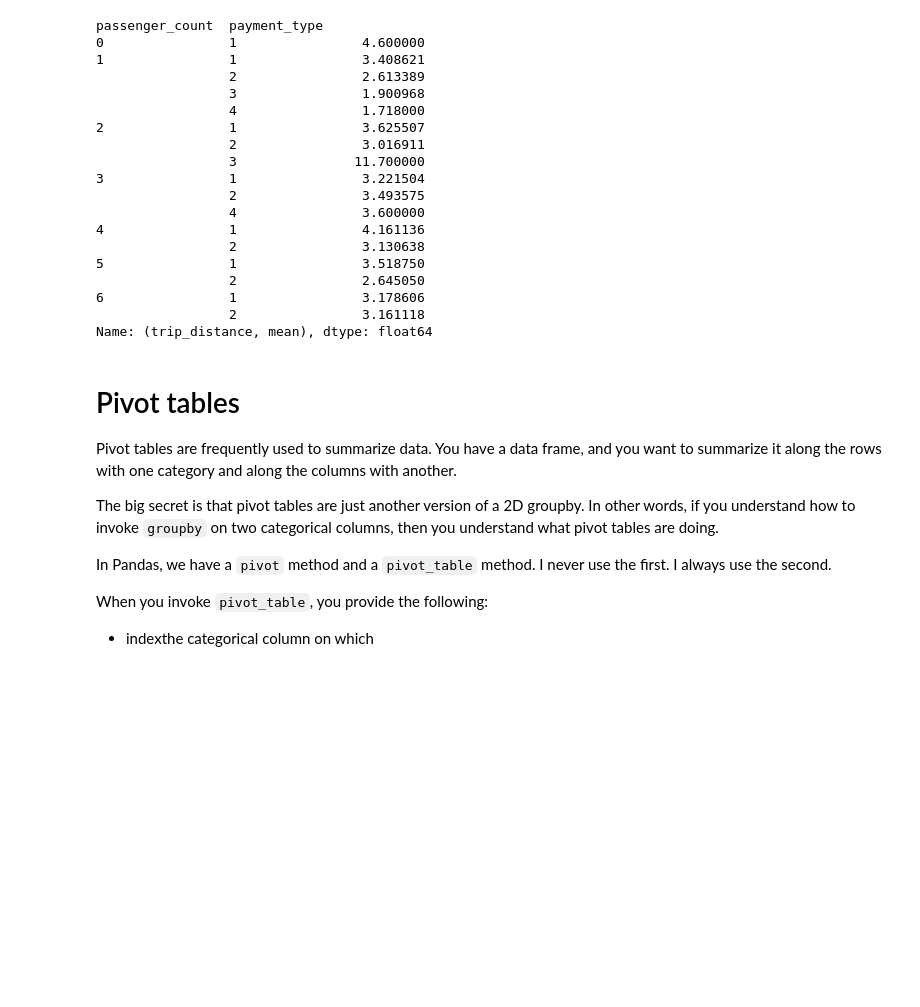
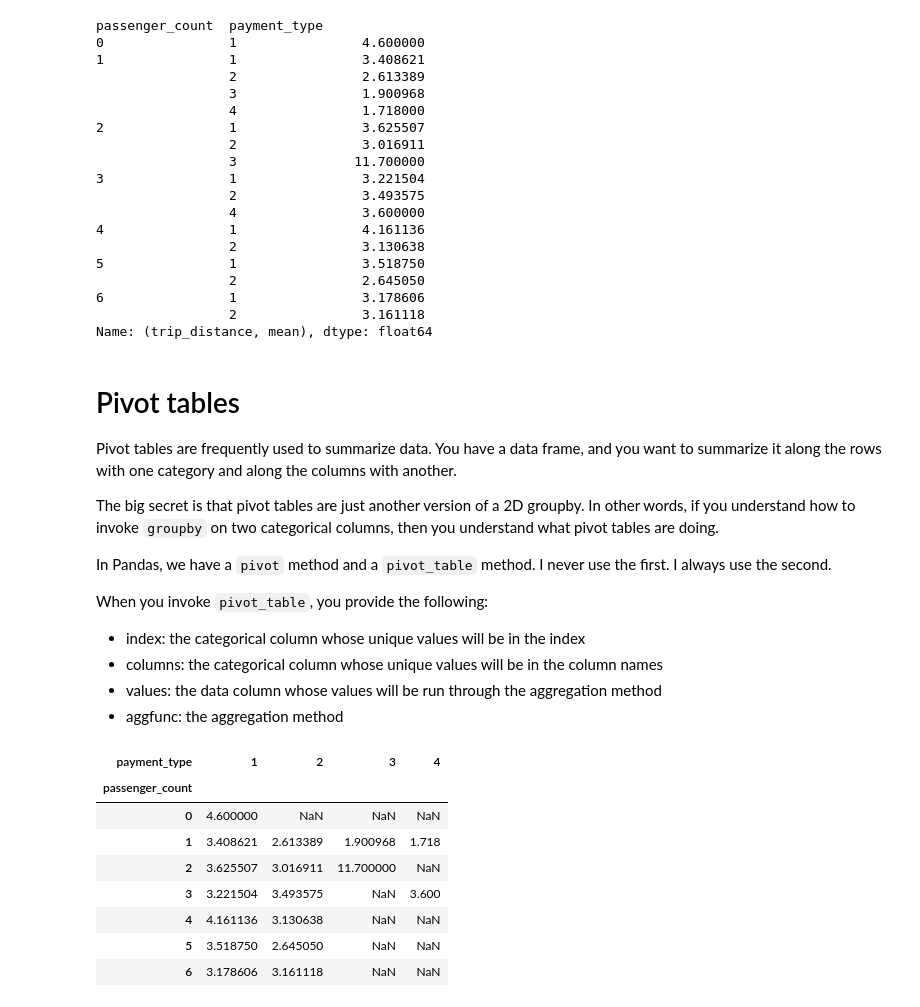
Before and after one commit to reuven/OReilly-2025-11November-data, a Jupyter notebook: OReilly - 2025-11November-20.ipynb, the cells around one changed output. Cells and saved outputs as stored; diff of their text form; code cells hidden in the pictures; blank space fills up the shorter version.

```diff
--- a/OReilly - 2025-11November-20.ipynb
+++ b/OReilly - 2025-11November-20.ipynb
@@ -916,4 +916,22 @@ In Pandas, we have a `pivot` method and a `pivot_table` method. I never use the
 
 When you invoke `pivot_table`, you provide the following:
 
-- indexthe categorical column on which
+- index: the categorical column whose unique values will be in the index
+- columns: the categorical column whose unique values will be in the column names
+- values: the data column whose values will be run through the aggregation method
+- aggfunc: the aggregation method
+# %%
+df.pivot_table(index='passenger_count',
+               columns='payment_type',
+               values='trip_distance',
+               aggfunc='mean')
+# %% [output]
+| payment_type | 1 | 2 | 3 | 4 |
+| passenger_count |  |  |  |  |
+| 0 | 4.600000 | NaN | NaN | NaN |
+| 1 | 3.408621 | 2.613389 | 1.900968 | 1.718 |
+| 2 | 3.625507 | 3.016911 | 11.700000 | NaN |
+| 3 | 3.221504 | 3.493575 | NaN | 3.600 |
+| 4 | 4.161136 | 3.130638 | NaN | NaN |
+| 5 | 3.518750 | 2.645050 | NaN | NaN |
+| 6 | 3.178606 | 3.161118 | NaN | NaN |
```
Also changed, not shown: parts of 1 cell of this notebook.
